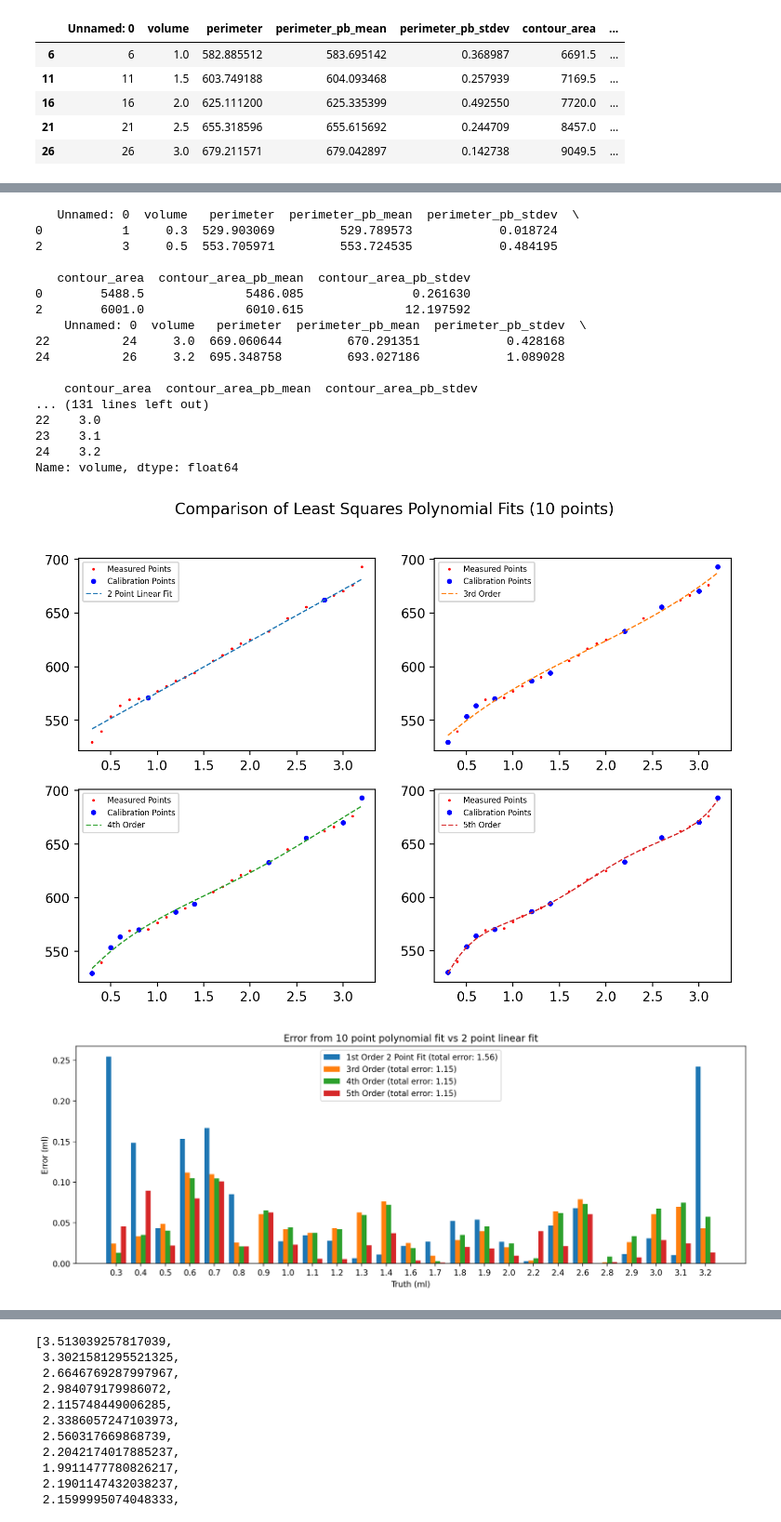
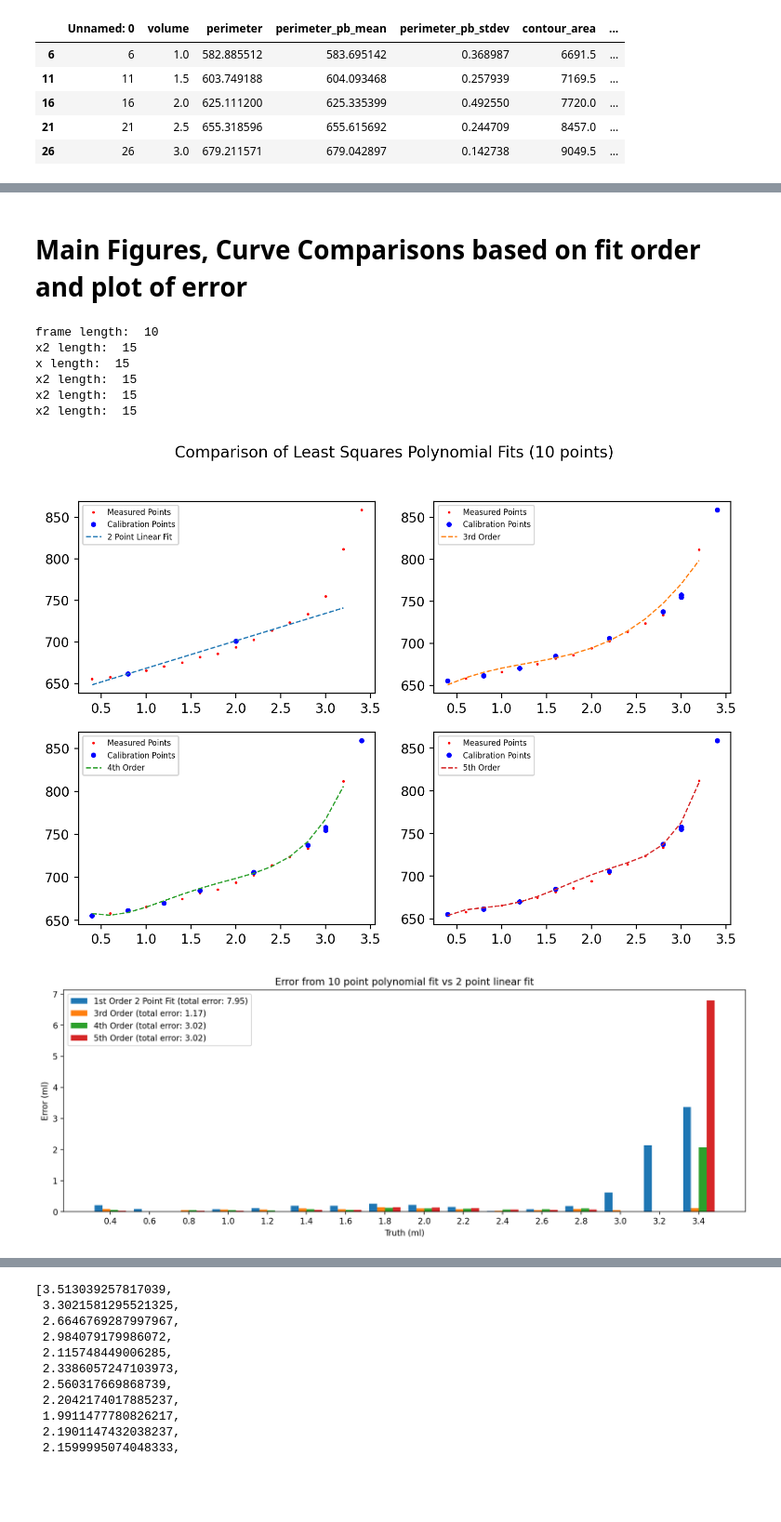
Before and after one commit to braingeneers/Blob-Measuring-with-Computer-Vision, a Jupyter notebook: Plotting-Data.ipynb, the cells around one changed output, grey strips where cells are left out. Shown at 93% size. Saved outputs shown, nothing was run; the diff lists cells and outputs as text; code cells hidden in the pictures; blank space fills up the shorter version.

```diff
--- a/Plotting-Data.ipynb
+++ b/Plotting-Data.ipynb
@@ -119,17 +201,22 @@ IndexError: positional indexers are out-of-bounds
+# %% [markdown]
+# Main Figures, Curve Comparisons based on fit order and plot of error
 # %%
+## Plotting the 4 way data showing the curve fits for various sizes
+# also plotting error per data point
 # a method that resets start and end index after new frame is loaded
 def get_frame_reset_start_end_index(frame):
     startIndex = 0
     endIndex = len(frame.volume)
     return frame, startIndex, endIndex
 
+end_trim = 0
 
 plt.rcParams['figure.dpi'] = 200
 plt.rcParams['axes.facecolor']='white'
 plt.rcParams['savefig.facecolor']='white'
 plt.rcParams['savefig.dpi'] = 300
 
-frame = pd.read_csv(path)
+frame = pd.read_csv(path2)
 plt.rcParams['figure.dpi'] = 200
 fig, ax = plt.subplots(2,2,figsize=(9,6))
 subplots = [ax[0,0], ax[0,1], ax[1,0], ax[1,1]]
@@ -137,12 +224,12 @@ subplots = [ax[0,0], ax[0,1], ax[1,0], ax[1,1]]
 # plt.errorbar(df.volume, df["mean"], yerr=df["var"],fmt="o", marker='s', mfc='red',
 #          mec='green')#, ms=20, mew=4)
 startIndex = 0
-endIndex = len(frame.volume)-2
+endIndex = len(frame.volume) - end_trim
 
 beginning = frame.iloc[[startIndex,startIndex+2]]
 end = frame.iloc[[endIndex-3,endIndex-1]]
-print(beginning)
-print(end)
+# print(beginning)
+# print(end)
 # value = "contour_area"
 value = "perimeter"
 # ax[0,0].errorbar(frame.volume[startIndex:endIndex], frame[value+"_pb_mean"][startIndex:endIndex], yerr=frame[value+"_pb_stdev"][startIndex:endIndex],
@@ -166,16 +253,18 @@ fig.suptitle('Comparison of Polynomial Fits', fontsize=16)
 sample_val = 10
 fig.suptitle('Comparison of Least Squares Polynomial Fits ('+str(sample_val)+' points)', fontsize=12)
 frame, startIndex, endIndex = get_frame_reset_start_end_index(pd.read_csv(path))
-endIndex -= 2
-frame, startIndex, endIndex = get_frame_reset_start_end_index(beginning.append(frame[startIndex+1:endIndex-1].sample(sample_val-4).sort_values(by=['volume'])).append(end))
-print(frame)
+endIndex -= end_trim
+frame, startIndex, endIndex = get_frame_reset_start_end_index(beginning.append(frame[startIndex:endIndex-1].sample(sample_val-4).sort_values(by=['volume'])).append(end))
+# print(frame)
 print("frame length: ", len(frame.volume))
 for i in range(1,len(subplots)):
     subplots[i].plot(frame.volume[startIndex:endIndex], frame[value+"_pb_mean"][startIndex:endIndex], 'o', color='blue', ms=4, mew=0, label="Calibration Points")
 
 
+# points = [6,20]
+points = [2, 8]
 #selected 2 point linear calibration
-frame, startIndex, endIndex = get_frame_reset_start_end_index(pd.read_csv(path).iloc[[6,20]])
+frame, startIndex, endIndex = get_frame_reset_start_end_index(pd.read_csv(path).iloc[points])
 subplots[0].plot(frame.volume[startIndex:endIndex], frame[value+"_pb_mean"][startIndex:endIndex], 'o', color='blue', ms=4, mew=0, label="Calibration Points")
 x=frame.volume[startIndex:endIndex]
 y=frame[value+"_pb_mean"][startIndex:endIndex]
@@ -188,11 +277,11 @@ polyfits.append(np.poly1d(z_inv))
 p = np.poly1d(z)
 frame = pd.read_csv(path)
 startIndex = 0
-endIndex = len(frame.volume) - 2
+endIndex = len(frame.volume) - end_trim
 
 x2=frame.volume[startIndex:endIndex]
 print("x2 length: ", len(x2))
-print(x2)
+# print(x2)
 # wtf
 ax[0,0].plot(x2,p(x2),'--',linewidth=1, label="2 Point Linear Fit")
 
@@ -214,11 +303,11 @@ for i in {3,4,5}:
     p = np.poly1d(z)
     frame = pd.read_csv(path)
     startIndex = 0
-    endIndex = len(frame.volume) - 2
+    endIndex = len(frame.volume) - end_trim
 
     x2=frame.volume[startIndex:endIndex]
     print("x2 length: ", len(x2))
-    print(x2)
+    # print(x2)
     # wtf
     subplots[plt_index].plot(x2,p(x2),'--',linewidth=1, color = colors[plt_index],label = labels[plt_index])
     plt_index += 1
@@ -258,61 +347,50 @@ plt.savefig("/Users/pierre/Pictures/biology/Blob-Measuring/Level-Measurement-Exp
 
 
 
-frame = pd.read_csv(path)
+frame = pd.read_csv(path2)
 startIndex = 0
-endIndex = len(frame.volume)-2
+endIndex = len(frame.volume) - end_trim
 x=frame.volume[startIndex:endIndex]
 y=frame[value+"_pb_mean"][startIndex:endIndex]
 
 #frame2 is test set and frame is training set
-# y=frame2["547.5650849233924"][startIndex:endIndex]
+# y=frame2[value+"_pb_mean"][startIndex:endIndex]
 
 index = np.arange(len(x))
 bar_width = 0.2
 
 error1 = abs(x - polyfits[0](y))
 # ax2.plot(x,error1,'o',mfc='red',ms=4,mew=0)
 error2 = abs(x - polyfits[1](y))
 # ax2.plot(x,error2,'o',mfc='green',ms=4,mew=0)
 error3 = abs(x - polyfits[2](y))
 
 error4 = abs(x - polyfits[3](y))
 
 fig3, ax3 = plt.subplots(figsize=(15,5))
 
 summer = ax3.bar(index, error1, bar_width,
                 label="1st Order 2 Point Fit (total error: "+str(round(sum(error1),2))+")")
 winter = ax3.bar(index+bar_width, error2,
                  bar_width, label="3rd Order (total error: "+str(round(sum(error2),2))+")")
 barf = ax3.bar(index+2*bar_width, error3,
                  bar_width, label="4th Order (total error: "+str(round(sum(error3),2))+")")
 carp = ax3.bar(index+3*bar_width, error4,
                  bar_width, label="5th Order (total error: "+str(round(sum(error3),2))+")")
 
 ax3.set_xlabel('Truth (ml)')
 ax3.set_ylabel('Error (ml)')
 ax3.set_title("Error from " + str(sample_val) + " point polynomial fit vs 2 point linear fit")
 ax3.set_xticks(index+1.5*bar_width)
 ax3.set_xticklabels(x)
 ax3.legend()
 plt.savefig("/Users/pierre/Pictures/biology/Blob-Measuring/Level-Measurement-Experiment/Figure/Error_comparisons/Error-comparison_"+str(sample_val)+"_point.png")
 # %% [output]
-   Unnamed: 0  volume   perimeter  perimeter_pb_mean  perimeter_pb_stdev  \
-0           1     0.3  529.903069         529.789573            0.018724
-2           3     0.5  553.705971         553.724535            0.484195
-
-   contour_area  contour_area_pb_mean  contour_area_pb_stdev
-0        5488.5              5486.085               0.261630
-2        6001.0              6010.615              12.197592
-    Unnamed: 0  volume   perimeter  perimeter_pb_mean  perimeter_pb_stdev  \
-22          24     3.0  669.060644         670.291351            0.428168
-24          26     3.2  695.348758         693.027186            1.089028
-
-    contour_area  contour_area_pb_mean  contour_area_pb_stdev
-... (131 lines left out)
-22    3.0
-23    3.1
-24    3.2
-Name: volume, dtype: float64
+frame length:  10
+x2 length:  15
+x length:  15
+x2 length:  15
+x2 length:  15
+x2 length:  15
-[figure, old version]
+[figure, new version]
-[figure, old version]
+[figure, new version]
```
Also changed, not shown: parts of 9 cells of this notebook, 1 other file.
